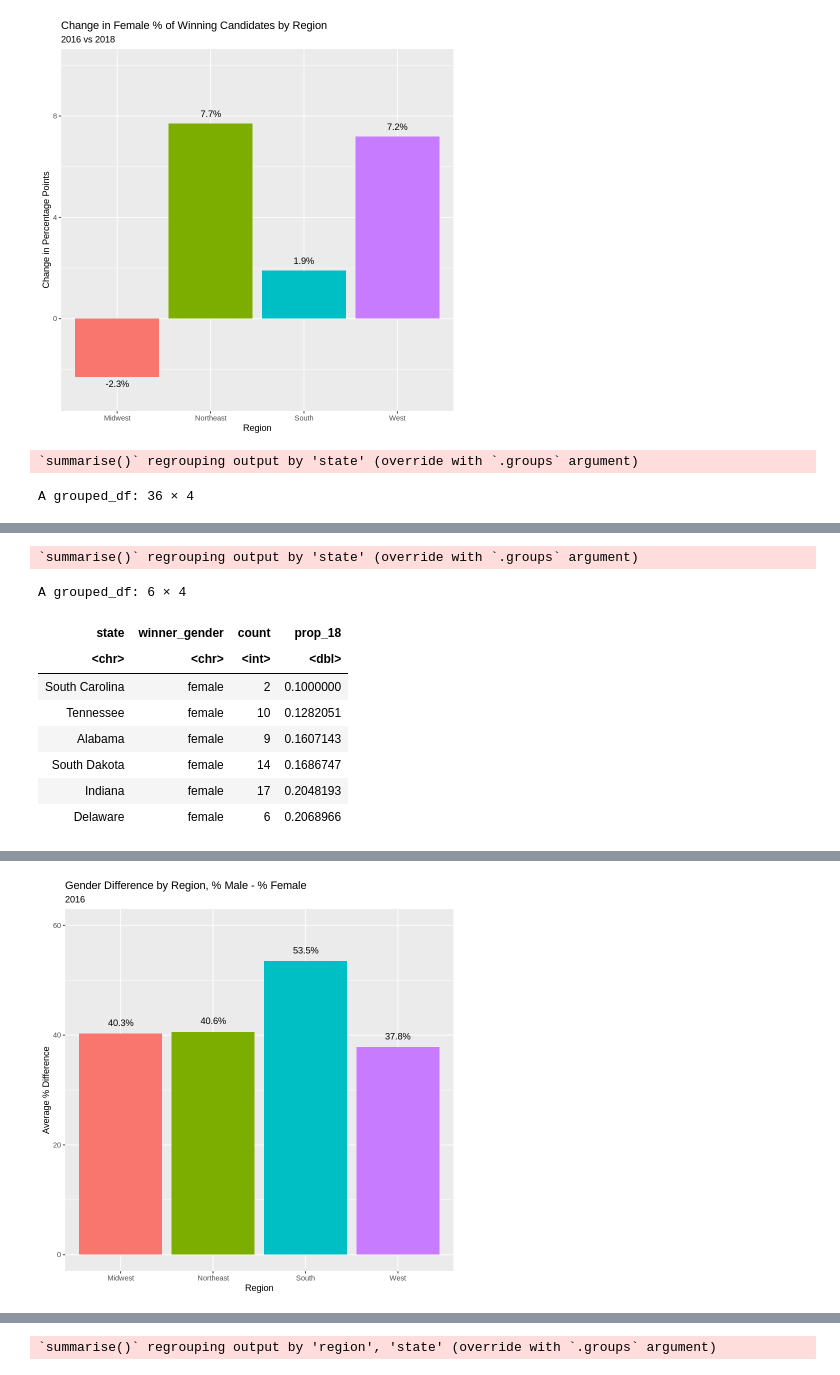
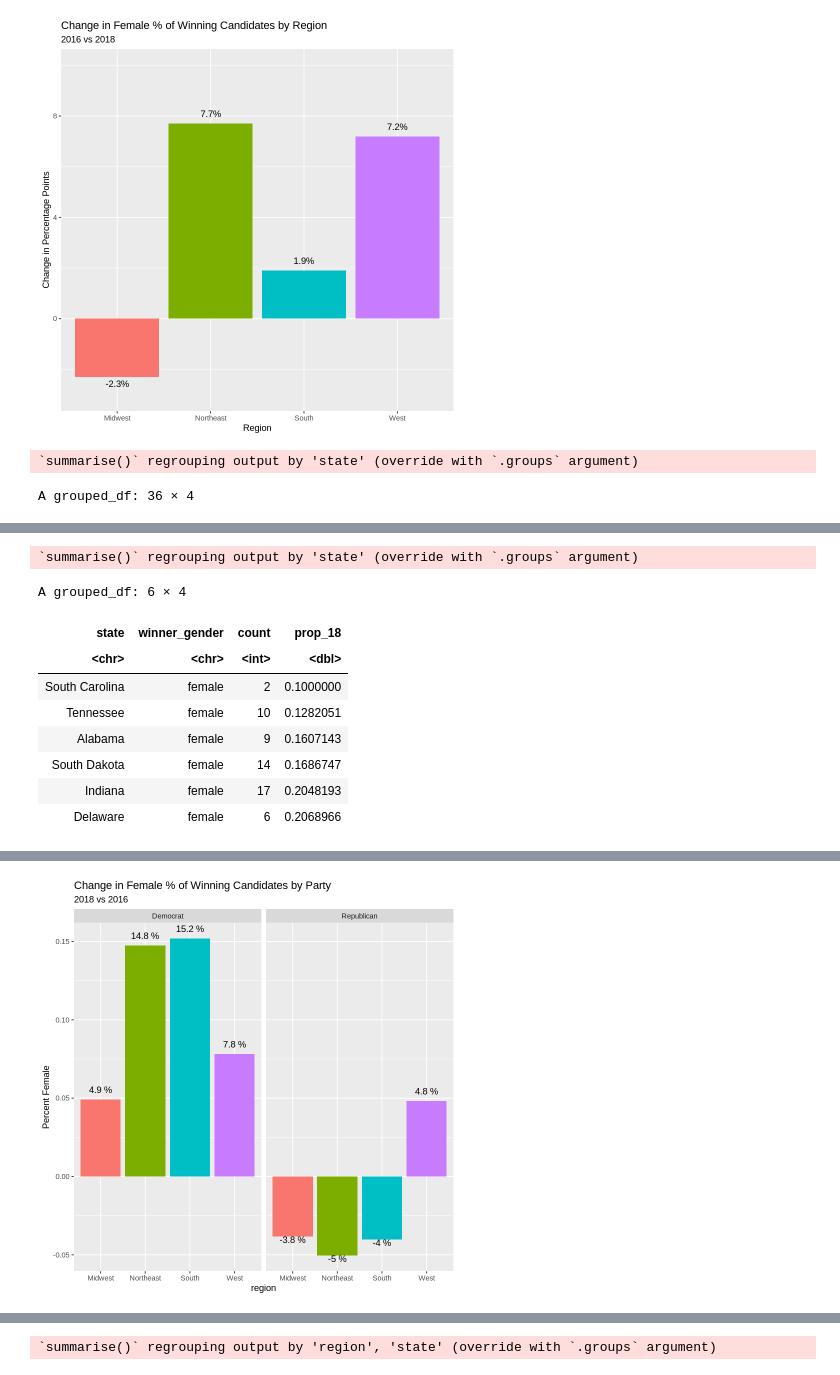
Before and after one commit to michael-bonitati-1117/final_project, a Jupyter notebook: state_election_analysis_michael.ipynb, the cells around one changed output, grey strips where cells are left out. Cells and saved outputs as stored; diff of their text form; code cells hidden in the pictures.

Commit message:
graph

```diff
--- a/state_election_analysis_michael.ipynb
+++ b/state_election_analysis_michael.ipynb
@@ -372,58 +354,47 @@ head(state_2018)
 state_2016 %>%
     left_join(state_2018, by = "state") %>%
     mutate(change = prop_18 - prop_16) %>%
-    arrange(change)
+    arrange(change) %>%
+    head()
+
+state_2016 %>%
+    left_join(state_2018, by = "state") %>%
+    mutate(change = prop_18 - prop_16) %>%
+    arrange(change) %>%
+    tail()
+
+# By region and party
+region_party_2016 <- elections_2016 %>%
+    filter(gender_dem %in% c("male", "female"), gender_rep %in% c("male", "female"), winner_gender %in% c("male", "female")) %>%
+    group_by(region, winner_party, winner_gender) %>%
+    summarize(count = n()) %>%
+    mutate(prop_16 = count/sum(count)) %>%
+    filter(winner_gender == "female") %>%
+    arrange(prop_16)
 
 
+region_party_2018 <- elections_2018 %>%
+    filter(gender_democrat %in% c("male", "female"), gender_republican %in% c("male", "female"), winner_gender %in% c("male", "female")) %>%
+    group_by(region, winner_party, winner_gender) %>%
+    summarize(count = n()) %>%
+    mutate(prop_18 = count/sum(count)) %>%
+    filter(winner_gender == "female") %>%
+    arrange(prop_18)
 
 
-# Gender proportion of winning candidates by region
-elections_2016 %>%
-    filter(gender_dem %in% c("male", "female"), gender_rep %in% c("male", "female"), winner_party %in% c("Democrat", "Republican")) %>%
-    group_by(region, state, winner_gender) %>%
-    summarize(count = n()) %>%
-    mutate(prop = count/sum(count)) %>%
-    ungroup() %>%
-    as.data.frame() %>%
-    pivot_wider(id_cols = c("region", "state"), names_from = winner_gender, values_from = prop) %>%
-    mutate(diff = male - female) %>%
-    arrange(diff) %>%
-    group_by(region) %>%
-    summarize(avg_diff = round(100*mean(diff),1)) %>%
-    arrange(desc(avg_diff)) %>%
-    ggplot(aes(x = region, y = avg_diff, fill = region, label = paste(avg_diff, "%", sep = ""))) +
+region_party_2016 %>%
+    left_join(region_party_2018, by = c("region", "winner_party")) %>%
+    mutate(change = prop_18 - prop_16) %>%
+    arrange(change) %>%
+    ggplot(aes(x = region, y = change, fill = region, label = paste(round(change*100,1), "%"))) +
         geom_bar(stat = "identity") +
-        geom_text(position = position_nudge(0,2)) +
-        labs(title = "Gender Difference by Region, % Male - % Female",
-            subtitle = "2016",
-            x = "Region",
-            y = "Average % Difference") +
+        geom_text(aes(vjust = ifelse(change > 0, -1, 1))) +
+        facet_grid(. ~ winner_party) +
         theme(legend.position = "none") +
-        ylim(0,60)
-
-# Group by party
-elections_2016 %>%
-    filter(gender_dem %in% c("male", "female"), gender_rep %in% c("male", "female"), winner_party %in% c("Democrat", "Republican")) %>%
-    group_by(region, state, winner_party, winner_gender) %>%
-    summarize(count = n()) %>%
-    mutate(prop = count/sum(count)) %>%
-    ungroup() %>%
-    as.data.frame() %>%
-    pivot_wider(id_cols = c("region", "state", "winner_party"), names_from = winner_gender, values_from = prop) %>%
-    mutate(diff = male - female,
-            diff = replace_na(diff, 1)) %>%
-    group_by(region, winner_party) %>%
-    summarize(avg_diff = round(100*mean(diff), 1)) %>%
-    ggplot(aes(x = region, y = avg_diff, fill = region, label = paste(avg_diff, "%", sep = ""))) +
-        geom_bar(stat = "identity") +
-        geom_text(position = position_nudge(0,2)) +
-        facet_grid(. ~ winner_party) +
-        labs(title = "Gender Difference by Region, % Male - % Female",
-            subtitle = "2016",
-            x = "Region",
-            y = "Average % Difference") +
-        theme(legend.position = "none") +
-        ylim(0,60)
+        labs(title = "Change in Female % of Winning Candidates by Party",
+            subtitle = "2018 vs 2016",
+            y = "Percent Female")
+ggsave("change_female_win_party.jpg")
 # %% [output]
 `summarise()` regrouping output by 'state' (override with `.groups` argument)
 A grouped_df: 36 × 4
@@ -484 +452 @@ A grouped_df: 36 × 8
-[figure, old version]
+[figure, new version]
```
Also changed, not shown: parts of 2 cells of this notebook.
